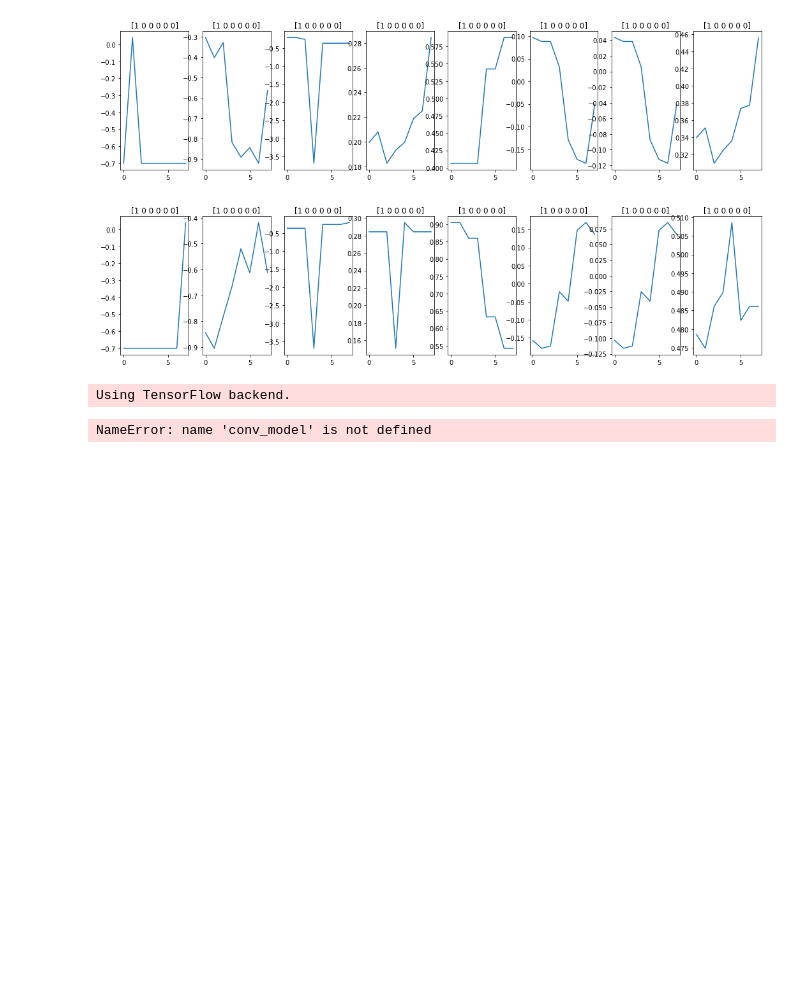
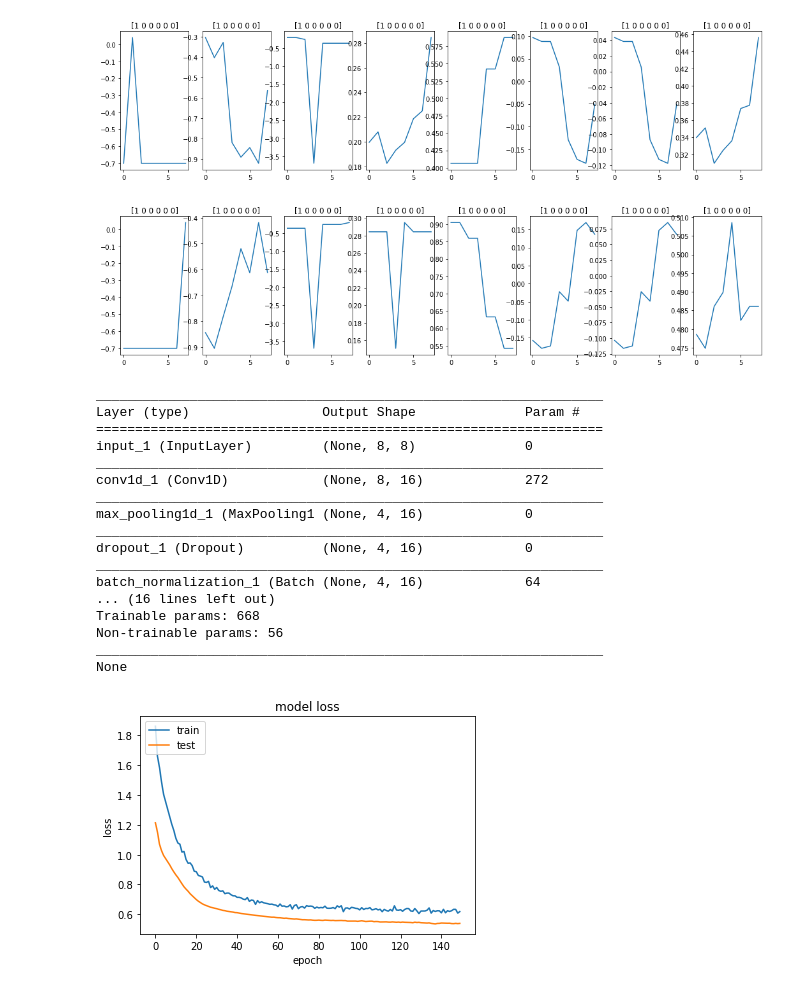
Before and after one commit to Lauenburg/B.S.thesis-ML-Samples, a Jupyter notebook: Autoencoder/Anomaly detection 1D conv_model; Data set eDo single_axis.ipynb, the cells around one changed output. Saved outputs shown, nothing was run; the diff lists cells and outputs as text; code cells hidden in the pictures; blank space fills up the shorter version.

```diff
--- a/Autoencoder/Anomaly detection 1D conv_model; Data set eDo single_axis.ipynb
+++ b/Autoencoder/Anomaly detection 1D conv_model; Data set eDo single_axis.ipynb
@@ -220,35 +220,51 @@ def convModel(numOfSamples,numOfRows,numOfColumns):
 
     return [encoder,decoder,autoencoder]
 
-conv_model = conv_model(numOfSamples,numOfRows,numOfColumns)
+conv_model = convModel(numOfSamples,numOfRows,numOfColumns)
 
 earlyStop = EarlyStopping(monitor='val_loss',
                               min_delta=0,
                               patience=2,
                               verbose=0, mode='auto')
 callback = [earlyStop]
 
 
 conv_autoencoder = conv_model[2]
 conv_autoencoder.compile(optimizer='adadelta', loss='mean_squared_error')
 
 print(conv_autoencoder.summary())
 
 history = conv_autoencoder.fit(segments, segments,validation_data=(segments,segments),
                 nb_epoch=150,
                 batch_size=200,
                 shuffle=True,
                 verbose=0)
 
 # summarize history for loss
 plt.plot(history.history['loss'])
 plt.plot(history.history['val_loss'])
 plt.title('model loss')
 plt.ylabel('loss')
 plt.xlabel('epoch')
 plt.legend(['train', 'test'], loc='upper left')
 plt.show()
 # %% [output]
-Using TensorFlow backend.
+_________________________________________________________________
+Layer (type)                 Output Shape              Param #
+=================================================================
+input_1 (InputLayer)         (None, 8, 8)              0
+_________________________________________________________________
+conv1d_1 (Conv1D)            (None, 8, 16)             272
+_________________________________________________________________
+max_pooling1d_1 (MaxPooling1 (None, 4, 16)             0
+_________________________________________________________________
+dropout_1 (Dropout)          (None, 4, 16)             0
+_________________________________________________________________
+batch_normalization_1 (Batch (None, 4, 16)             64
+... (16 lines left out)
+Trainable params: 668
+Non-trainable params: 56
+_________________________________________________________________
+None
-NameError: name 'conv_model' is not defined
+[figure, added]
 # %%
```
Also changed, not shown: parts of 9 cells of this notebook, 3 other files.
